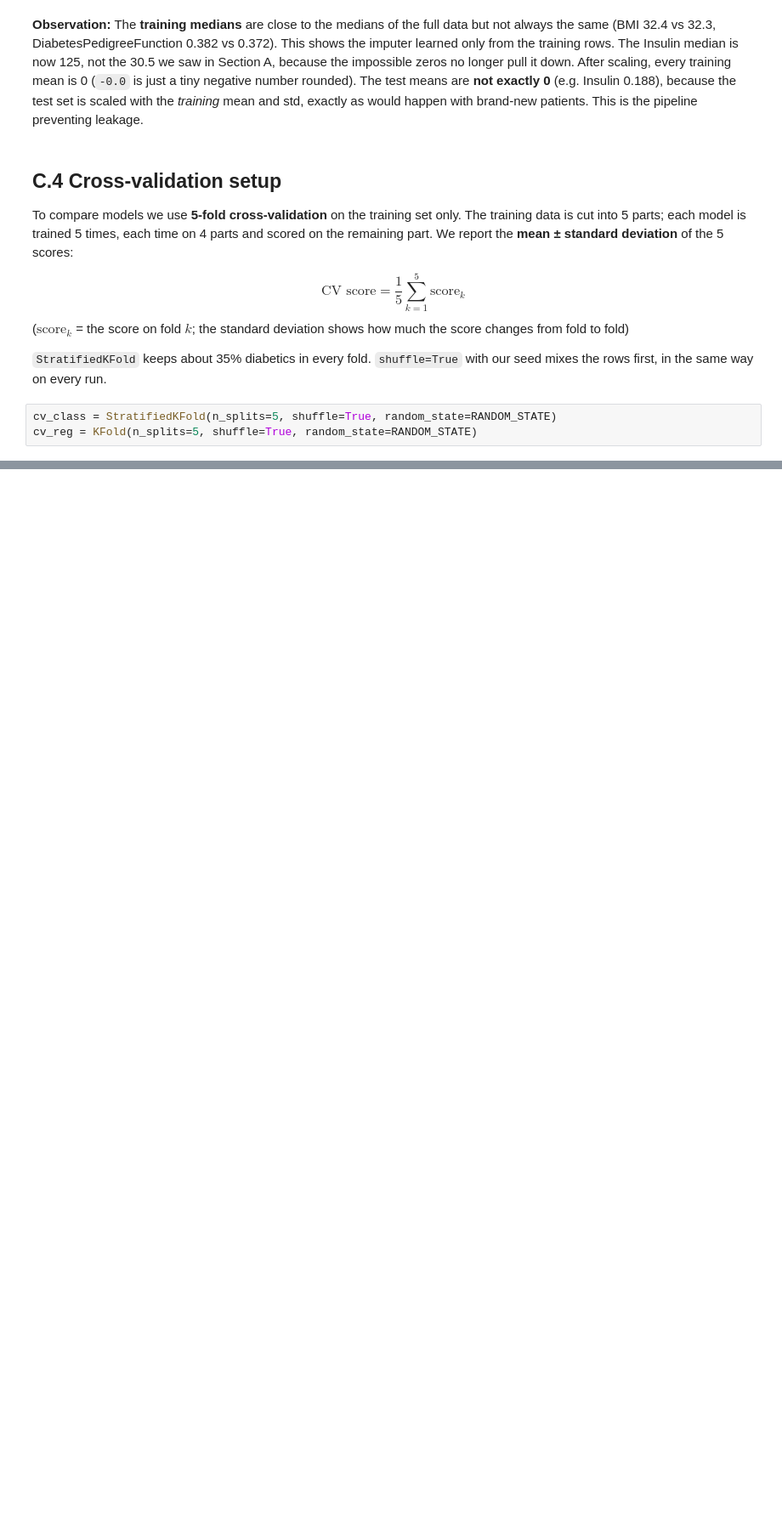
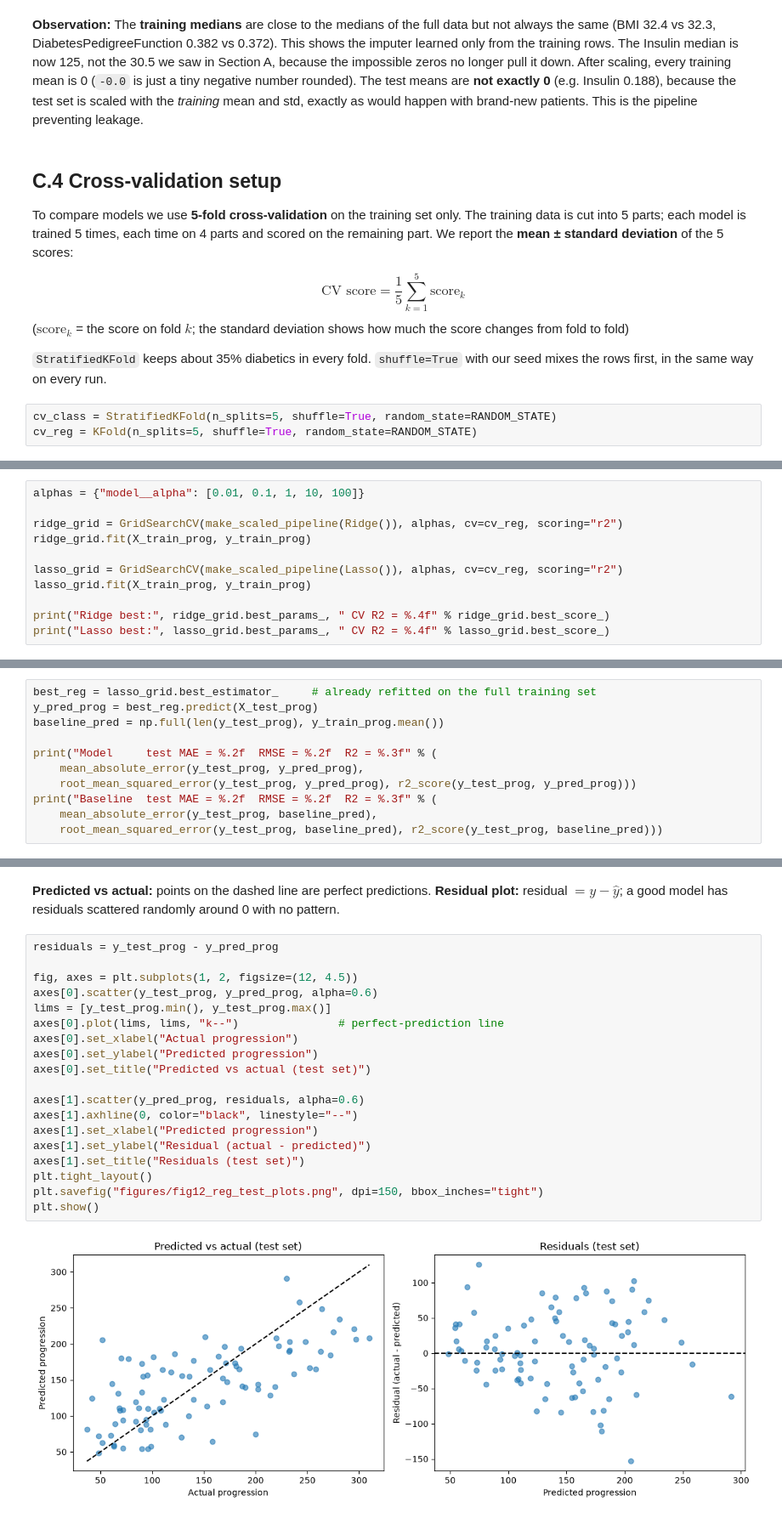
Before and after one commit to aggamsingh/diabetes-risk, a Jupyter notebook: diabetes_risk.ipynb, the cells around one changed output, grey strips where cells are left out. Shown at 85% size. Saved outputs shown, nothing was run; the diff lists cells and outputs as text; blank space fills up the shorter version.

```diff
--- a/diabetes_risk.ipynb
+++ b/diabetes_risk.ipynb
@@ -647,0 +726,11 @@ cv_reg = KFold(n_splits=5, shuffle=True, random_state=RANDOM_STATE)
+# %%
+alphas = {"model__alpha": [0.01, 0.1, 1, 10, 100]}
+
+ridge_grid = GridSearchCV(make_scaled_pipeline(Ridge()), alphas, cv=cv_reg, scoring="r2")
+ridge_grid.fit(X_train_prog, y_train_prog)
+
+lasso_grid = GridSearchCV(make_scaled_pipeline(Lasso()), alphas, cv=cv_reg, scoring="r2")
+lasso_grid.fit(X_train_prog, y_train_prog)
+
+print("Ridge best:", ridge_grid.best_params_, " CV R2 = %.4f" % ridge_grid.best_score_)
+print("Lasso best:", lasso_grid.best_params_, " CV R2 = %.4f" % lasso_grid.best_score_)
@@ -647,0 +746,11 @@ cv_reg = KFold(n_splits=5, shuffle=True, random_state=RANDOM_STATE)
+# %%
+best_reg = lasso_grid.best_estimator_     # already refitted on the full training set
+y_pred_prog = best_reg.predict(X_test_prog)
+baseline_pred = np.full(len(y_test_prog), y_train_prog.mean())
+
+print("Model     test MAE = %.2f  RMSE = %.2f  R2 = %.3f" % (
+    mean_absolute_error(y_test_prog, y_pred_prog),
+    root_mean_squared_error(y_test_prog, y_pred_prog), r2_score(y_test_prog, y_pred_prog)))
+print("Baseline  test MAE = %.2f  RMSE = %.2f  R2 = %.3f" % (
+    mean_absolute_error(y_test_prog, baseline_pred),
+    root_mean_squared_error(y_test_prog, baseline_pred), r2_score(y_test_prog, baseline_pred)))
@@ -647,0 +762,23 @@ cv_reg = KFold(n_splits=5, shuffle=True, random_state=RANDOM_STATE)
+# %% [markdown]
+**Predicted vs actual:** points on the dashed line are perfect predictions. **Residual plot:** residual $= y - \hat{y}$; a good model has residuals scattered randomly around 0 with no pattern.
+# %%
+residuals = y_test_prog - y_pred_prog
+
+fig, axes = plt.subplots(1, 2, figsize=(12, 4.5))
+axes[0].scatter(y_test_prog, y_pred_prog, alpha=0.6)
+lims = [y_test_prog.min(), y_test_prog.max()]
+axes[0].plot(lims, lims, "k--")               # perfect-prediction line
+axes[0].set_xlabel("Actual progression")
+axes[0].set_ylabel("Predicted progression")
+axes[0].set_title("Predicted vs actual (test set)")
+
+axes[1].scatter(y_pred_prog, residuals, alpha=0.6)
+axes[1].axhline(0, color="black", linestyle="--")
+axes[1].set_xlabel("Predicted progression")
+axes[1].set_ylabel("Residual (actual - predicted)")
+axes[1].set_title("Residuals (test set)")
+plt.tight_layout()
+plt.savefig("figures/fig12_reg_test_plots.png", dpi=150, bbox_inches="tight")
+plt.show()
+# %% [output]
+[figure, added]
```
Also changed, not shown: parts of 17 cells of this notebook, 4 other files.
